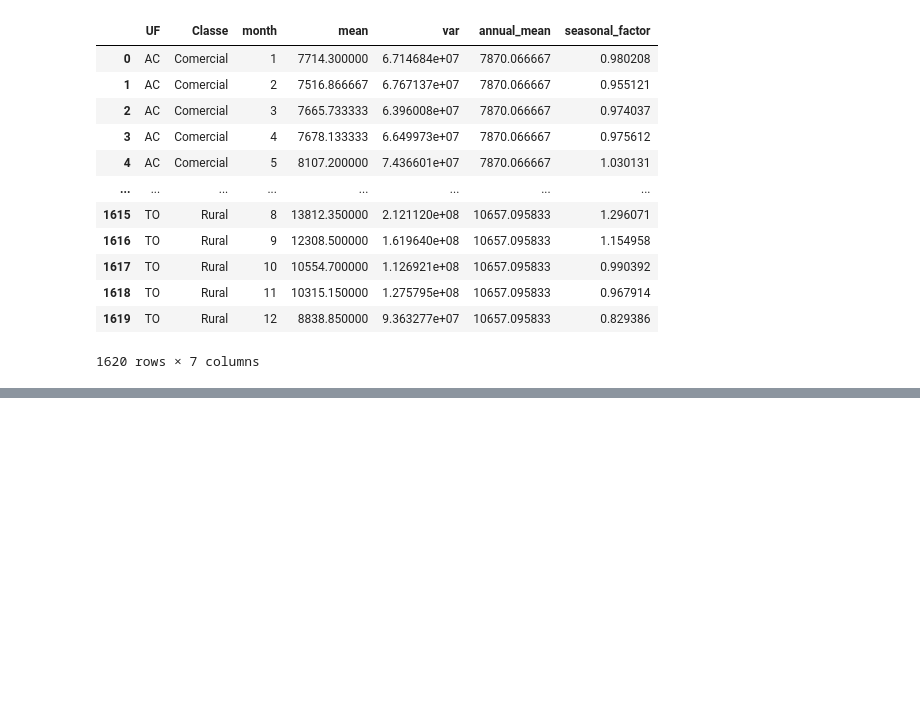
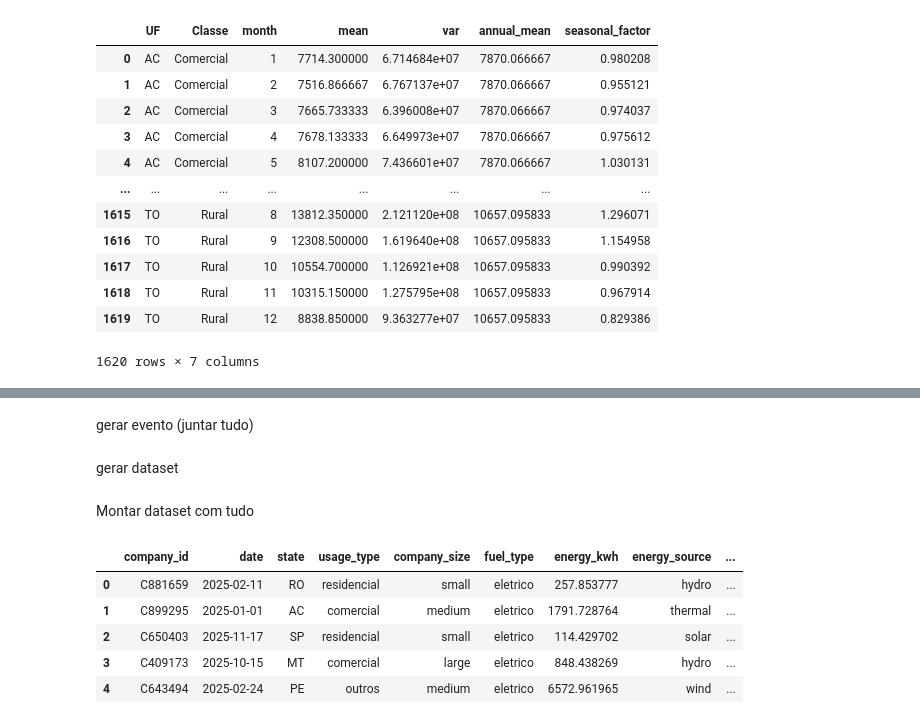
Before and after one commit to carbon-footprint-analysis/carbon-footprint-analysis, a Jupyter notebook: notebooks/eda.ipynb, the cells around one changed output, grey strips where cells are left out. Cells and saved outputs as stored; diff of their text form; code cells hidden in the pictures; blank space fills up the shorter version.

```diff
--- a/notebooks/eda.ipynb
+++ b/notebooks/eda.ipynb
@@ -1243,0 +1367,4 @@ monthly_stats.to_csv(
+# %%
+for u in usage_distribution_by_state.columns:
+    subset = company_size_dist[company_size_dist['Classe'] == u]
+    print(u, "->", len(subset))
@@ -1243,0 +1433,12 @@ monthly_stats.to_csv(
+# %%
+def sample_company_size(usage_type):
+
+    subset = company_size_dist[company_size_dist['Classe'] == usage_type]
+
+    if len(subset) == 1:
+        return subset['company_size'].iloc[0]
+
+    return np.random.choice(
+        subset['company_size'],
+        p=subset['probability']
+    )
@@ -1243,0 +1447,17 @@ monthly_stats.to_csv(
+# %%
+def apply_seasonality(consumption, state, usage_class, month):
+
+    subset = seasonality[
+        (seasonality['UF'] == state) &
+        (seasonality['Classe'] == usage_class.capitalize()) &
+        (seasonality['month'] == month)
+    ]
+
+    if subset.empty:
+        return consumption
+
+    factor = subset['seasonal_factor'].values[0]
+
+    return consumption * factor
+# %% [markdown]
+gerar evento (juntar tudo)
@@ -1243,0 +1540,24 @@ monthly_stats.to_csv(
+# %% [markdown]
+gerar dataset
+# %%
+def generate_dataset(n):
+
+    data = []
+
+    for _ in range(n):
+        data.append(generate_event(profiles))
+
+    return pd.DataFrame(data)
+# %% [markdown]
+Montar dataset com tudo
+# %%
+df = generate_dataset(10000)
+
+df.head()
+# %% [output]
+|  | company_id | date | state | usage_type | company_size | fuel_type | energy_kwh | energy_source | ... |
+| 0 | C881659 | 2025-02-11 | RO | residencial | small | eletrico | 257.853777 | hydro | ... |
+| 1 | C899295 | 2025-01-01 | AC | comercial | medium | eletrico | 1791.728764 | thermal | ... |
+| 2 | C650403 | 2025-11-17 | SP | residencial | small | eletrico | 114.429702 | solar | ... |
+| 3 | C409173 | 2025-10-15 | MT | comercial | large | eletrico | 848.438269 | hydro | ... |
+| 4 | C643494 | 2025-02-24 | PE | outros | medium | eletrico | 6572.961965 | wind | ... |
```
Also changed, not shown: parts of 40 cells of this notebook.
